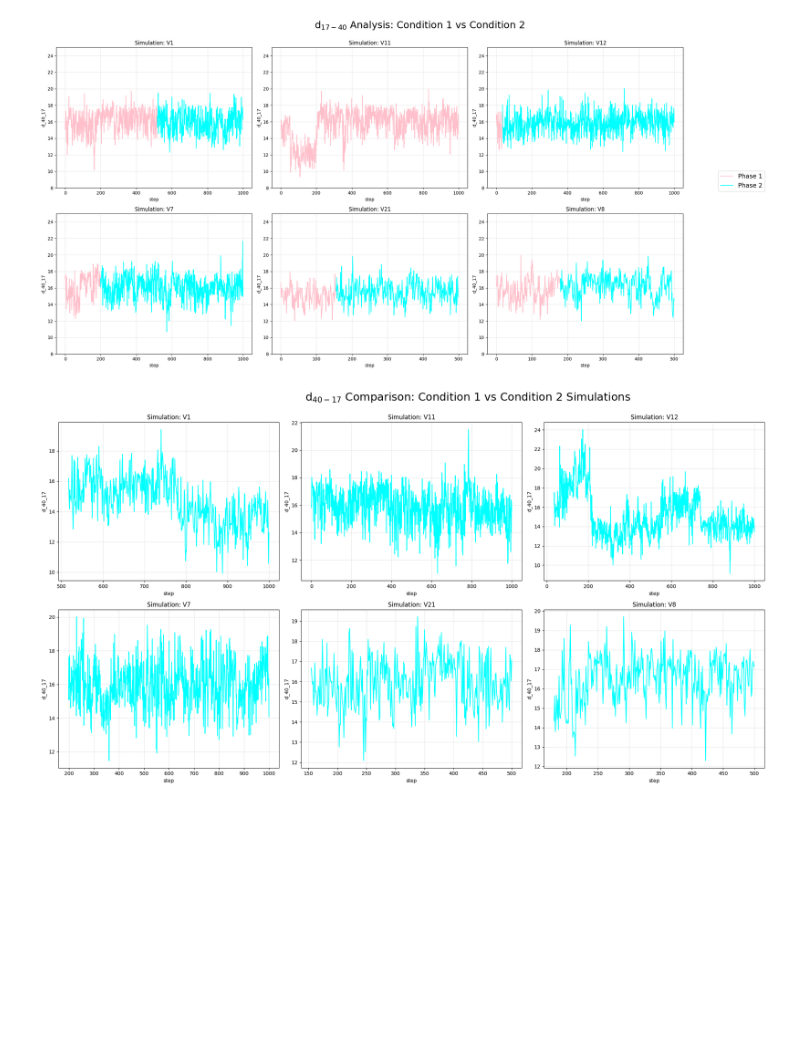
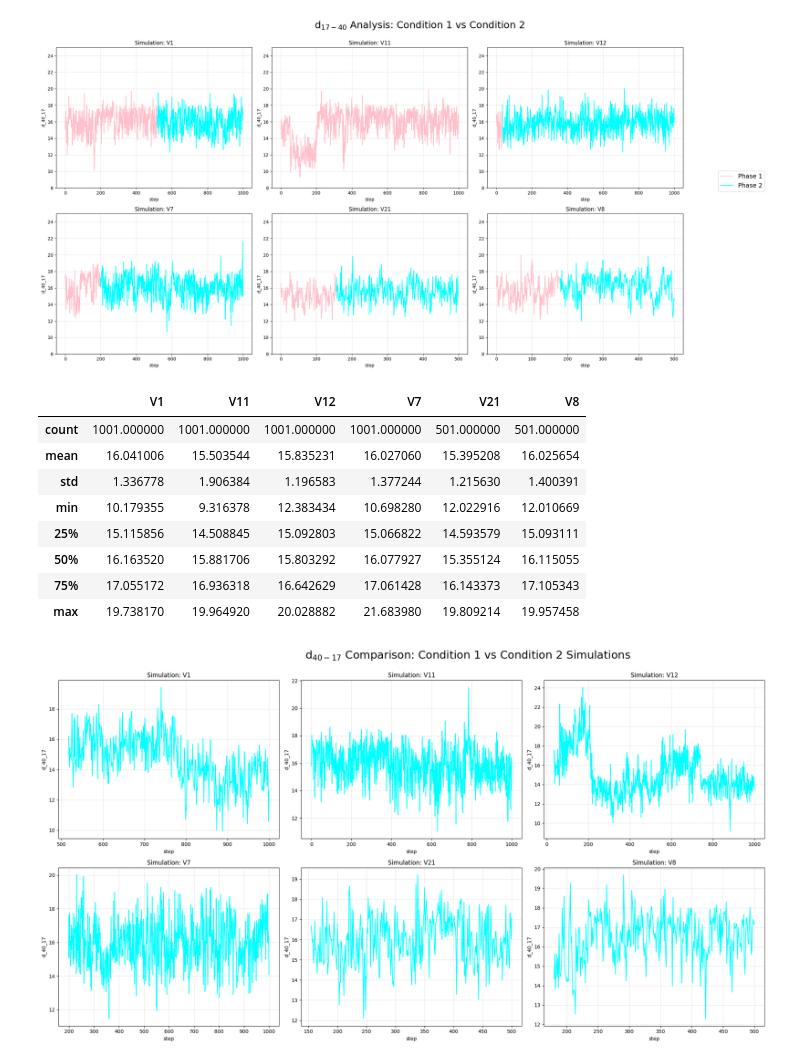
Before and after one commit to annhater/M1_STAGE, a Jupyter notebook: 2_notebooks/01_metrics_d40_17.ipynb, the cells around one changed output. Cells and saved outputs as stored; diff of their text form; code cells hidden in the pictures; blank space fills up the shorter version.

```diff
--- a/2_notebooks/01_metrics_d40_17.ipynb
+++ b/2_notebooks/01_metrics_d40_17.ipynb
@@ -121,3 +147,15 @@ fig.savefig("../../Manips/Figures/d_40_17.png", bbox_inches='tight', dpi=300)
+# %%
+summary_stats_df
+# %% [output]
+|  | V1 | V11 | V12 | V7 | V21 | V8 |
+| count | 1001.000000 | 1001.000000 | 1001.000000 | 1001.000000 | 501.000000 | 501.000000 |
+| mean | 16.041006 | 15.503544 | 15.835231 | 16.027060 | 15.395208 | 16.025654 |
+| std | 1.336778 | 1.906384 | 1.196583 | 1.377244 | 1.215630 | 1.400391 |
+| min | 10.179355 | 9.316378 | 12.383434 | 10.698280 | 12.022916 | 12.010669 |
+| 25% | 15.115856 | 14.508845 | 15.092803 | 15.066822 | 14.593579 | 15.093111 |
+| 50% | 16.163520 | 15.881706 | 15.803292 | 16.077927 | 15.355124 | 16.115055 |
+| 75% | 17.055172 | 16.936318 | 16.642629 | 17.061428 | 16.143373 | 17.105343 |
+| max | 19.738170 | 19.964920 | 20.028882 | 21.683980 | 19.809214 | 19.957458 |
 # %%
 
 #Zoomed plot
```
Also changed, not shown: parts of 2 cells of this notebook, 1 other file.
